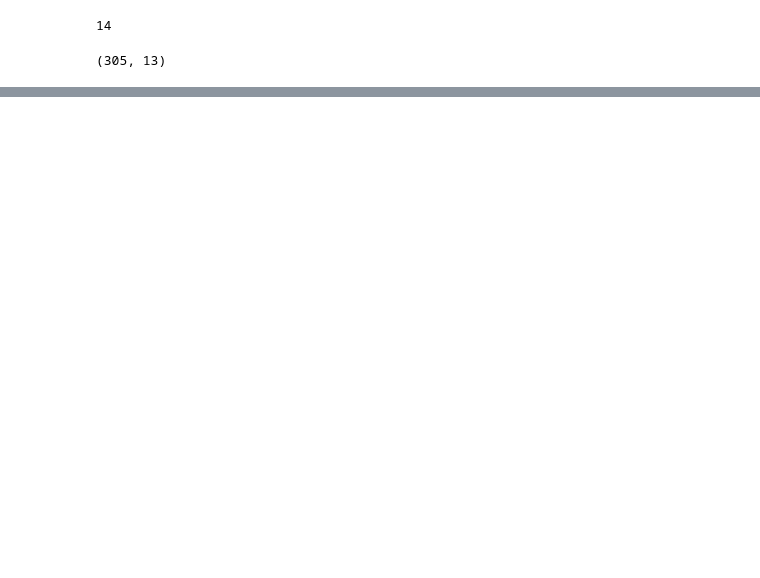
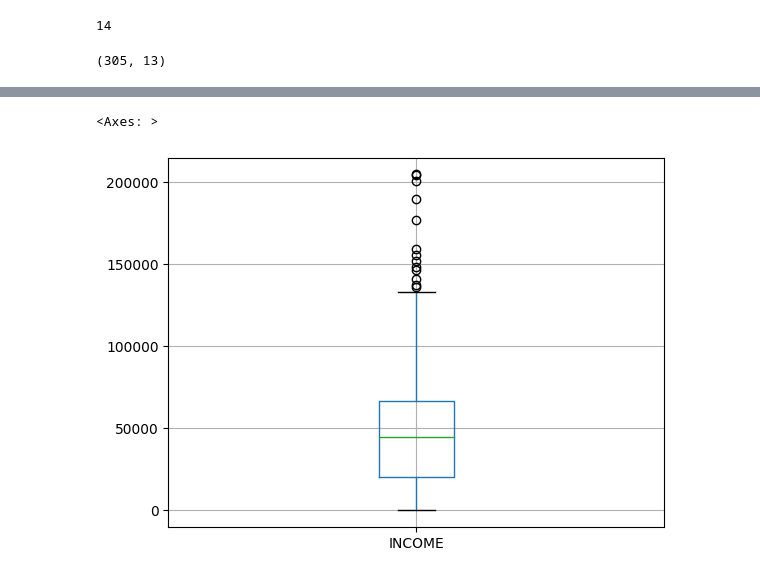
Before and after one commit to NILESH-SH/AIML, a Jupyter notebook: DataPreprocessiong_1.ipynb, the cells around one changed output, grey strips where cells are left out. Drawn from its saved outputs; the diff is of its cells as text; code cells hidden in the pictures; blank space fills up the shorter version.

```diff
--- a/DataPreprocessiong_1.ipynb
+++ b/DataPreprocessiong_1.ipynb
@@ -69,0 +73,6 @@ plt.show()
+# %%
+df.boxplot(column=['INCOME'])
+# plt.show()
+# %% [output]
+<Axes: >
+[figure, added]
```
Also changed, not shown: parts of 3 cells of this notebook.
